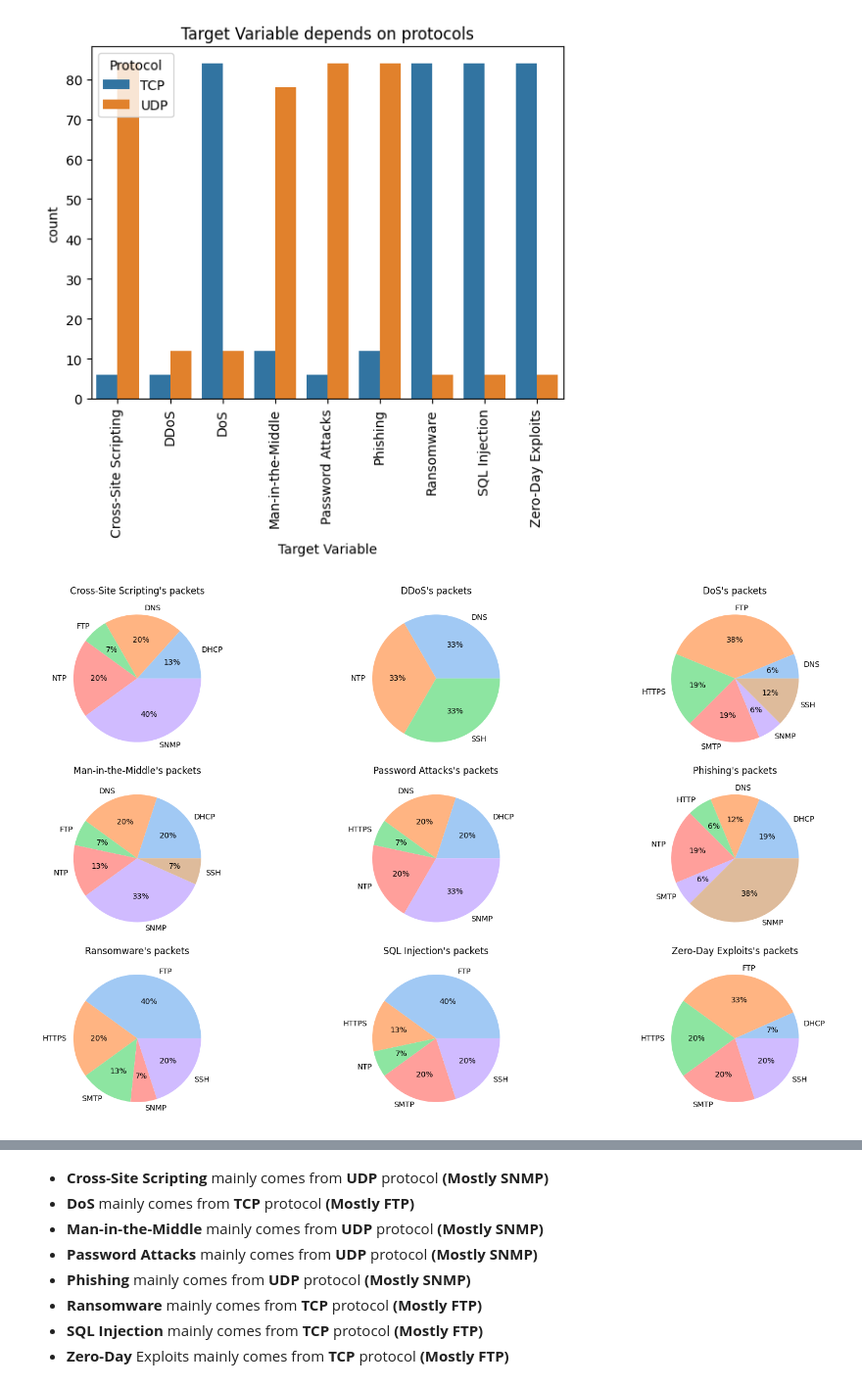
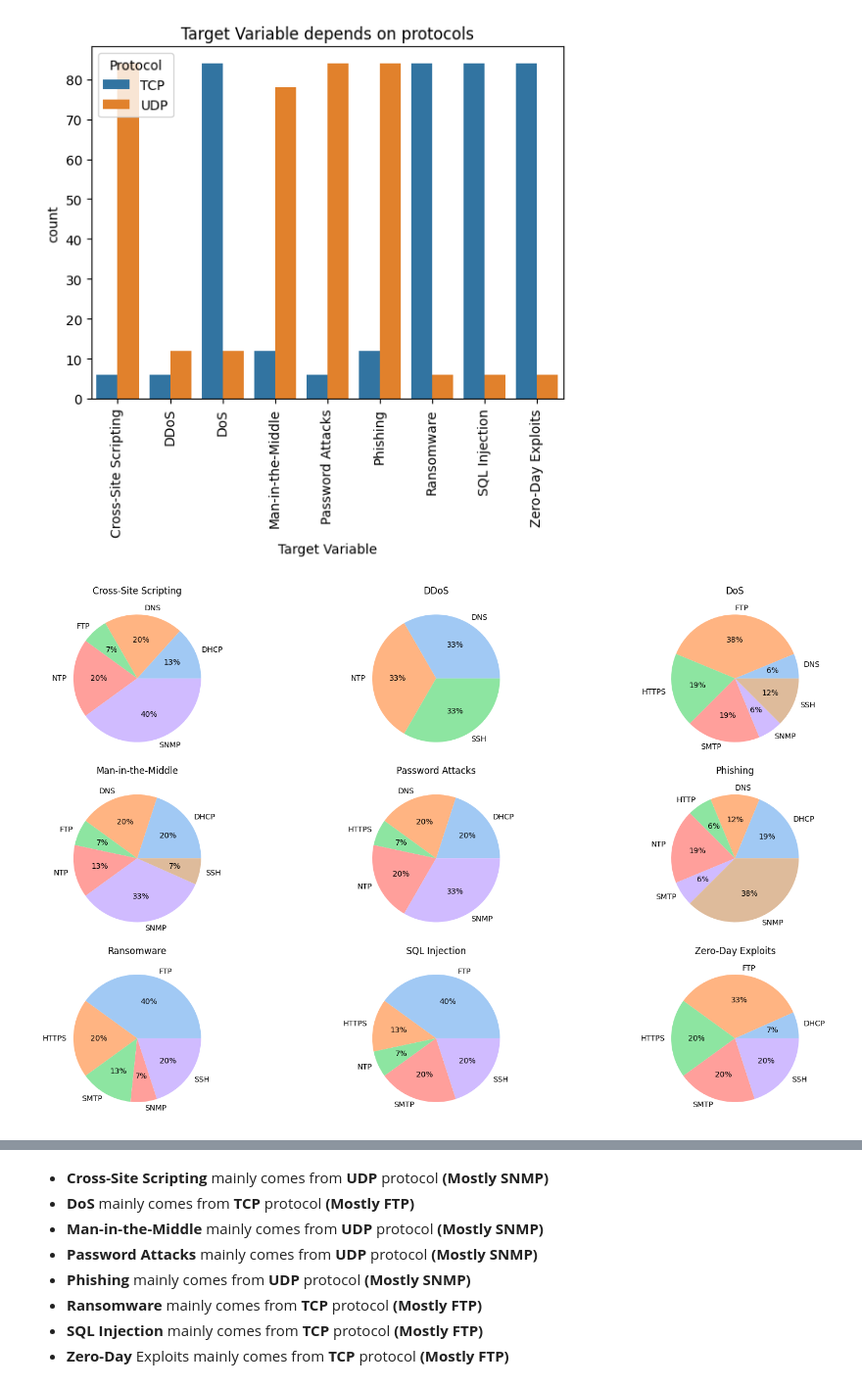
Before and after one commit to relmarrakchy/Cyber-Threat-Detection, a Jupyter notebook: Cyber_threat_detection.ipynb, the cells around one changed output, grey strips where cells are left out. Shown at 98% size. Drawn from its saved outputs; the diff is of its cells as text; code cells hidden in the pictures.

```diff
--- a/Cyber_threat_detection.ipynb
+++ b/Cyber_threat_detection.ipynb
@@ -13,7 +13,7 @@ import matplotlib.pyplot as plt
 from google.colab import drive
 drive.mount('/content/drive')
 
-dataset = pd.read_csv("/content/drive/MyDrive/datasets (1)/cyberthreat.csv")
+dataset = pd.read_csv("/content/drive/MyDrive/datasets/cyberthreat.csv")
 dataset.head()
 # %% [output]
 Drive already mounted at /content/drive; to attempt to forcibly remount, call drive.mount("/content/drive", force_remount=True).
@@ -100,20 +104,20 @@ plt.show()
 # %% [output]
 [figure]
 # %%
-def make_pie_data(dataset):
-    grouped_target = dataset.groupby("Target Variable")
-    grouped_packet = dataset.groupby("Packet")
+def make_pie_data(dataset, feature_1, feature_2):
+    grouped_target = dataset.groupby(feature_1)
+    grouped_packet = dataset.groupby(feature_2)
     targets = list(grouped_target.groups.keys())
     packets = list(grouped_packet.groups.keys())
 
     res = {}
 
     for t in targets:
-        total_size = len(dataset[dataset["Target Variable"] == t])
+        total_size = len(dataset[dataset[feature_1] == t])
         res[t] = {}
 
         for p in packets:
-            partial_size = len(dataset[(dataset["Target Variable"] == t) & (dataset["Packet"] == p)])
+            partial_size = len(dataset[(dataset[feature_1] == t) & (dataset[feature_2] == p)])
 
             if partial_size != 0:
                 res[t][p] = (total_size / 100) * partial_size
@@ -133,12 +137,30 @@ def draw_pie_plot(data):
     colors = sns.color_palette('pastel')[0:len(packets)]
     plt.subplot(3, 3, i)
     plt.pie(rates, labels = packets, colors = colors, autopct='%.0f%%')
-    plt.title(f"{target}'s packets")
+    plt.title(f"{target}")
     i += 1
   plt.tight_layout()
   plt.show()
+
+def draw_pie_plot_ports(data):
+  plt.figure(figsize=(18, 15))
+
+  i = 1
+  for target in data:
+    packets = []
+    rates = []
+    for packet in data[target]:
+      packets.append(packet)
+      rates.append(data[target][packet])
+    colors = sns.color_palette('pastel')[0:len(packets)]
+    plt.subplot(5, 5, i)
+    plt.pie(rates, labels = packets, colors = colors, autopct='%.0f%%')
+    plt.title(f"{target}")
+    i += 1
+  plt.tight_layout()
+  plt.show()
 # %%
-data = make_pie_data(dataset)
+data = make_pie_data(dataset, "Target Variable", "Packet")
 draw_pie_plot(data)
 # %% [output]
-[figure, old version]
+[figure, new version]
```
Also changed, not shown: parts of 4 cells of this notebook.
